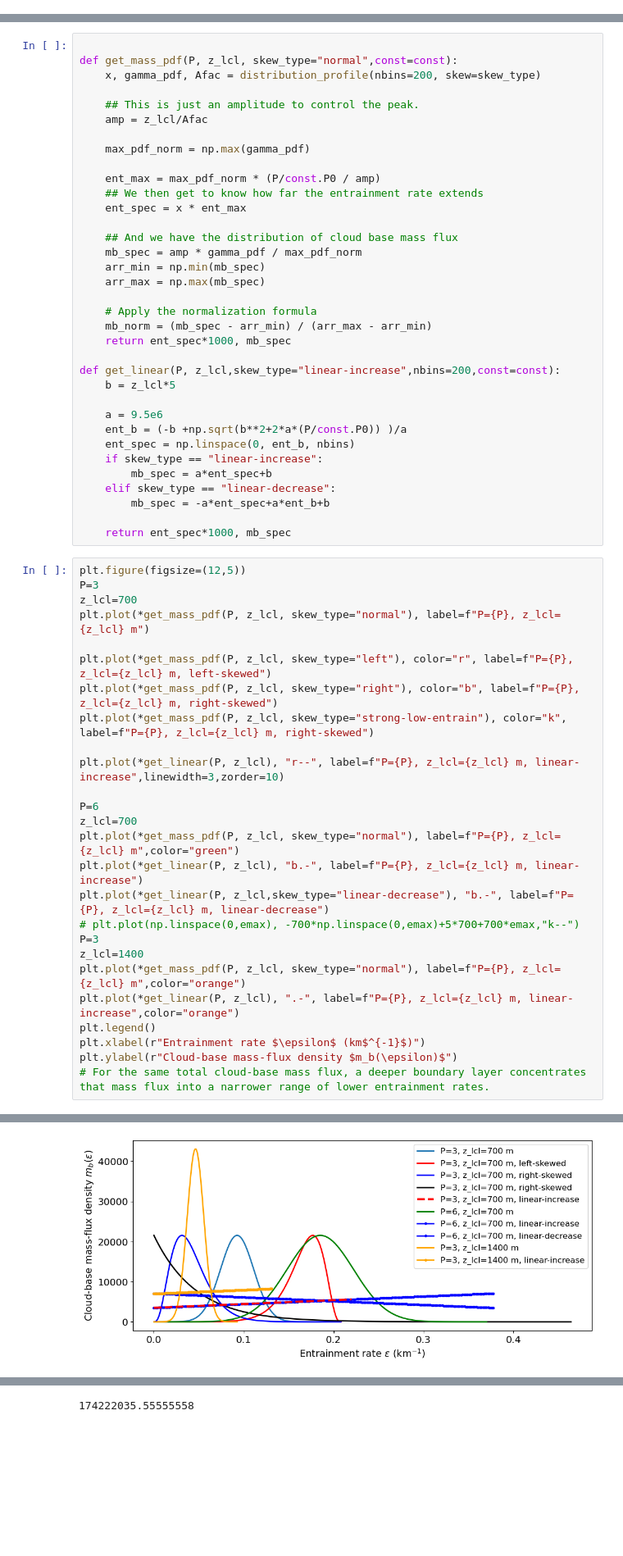
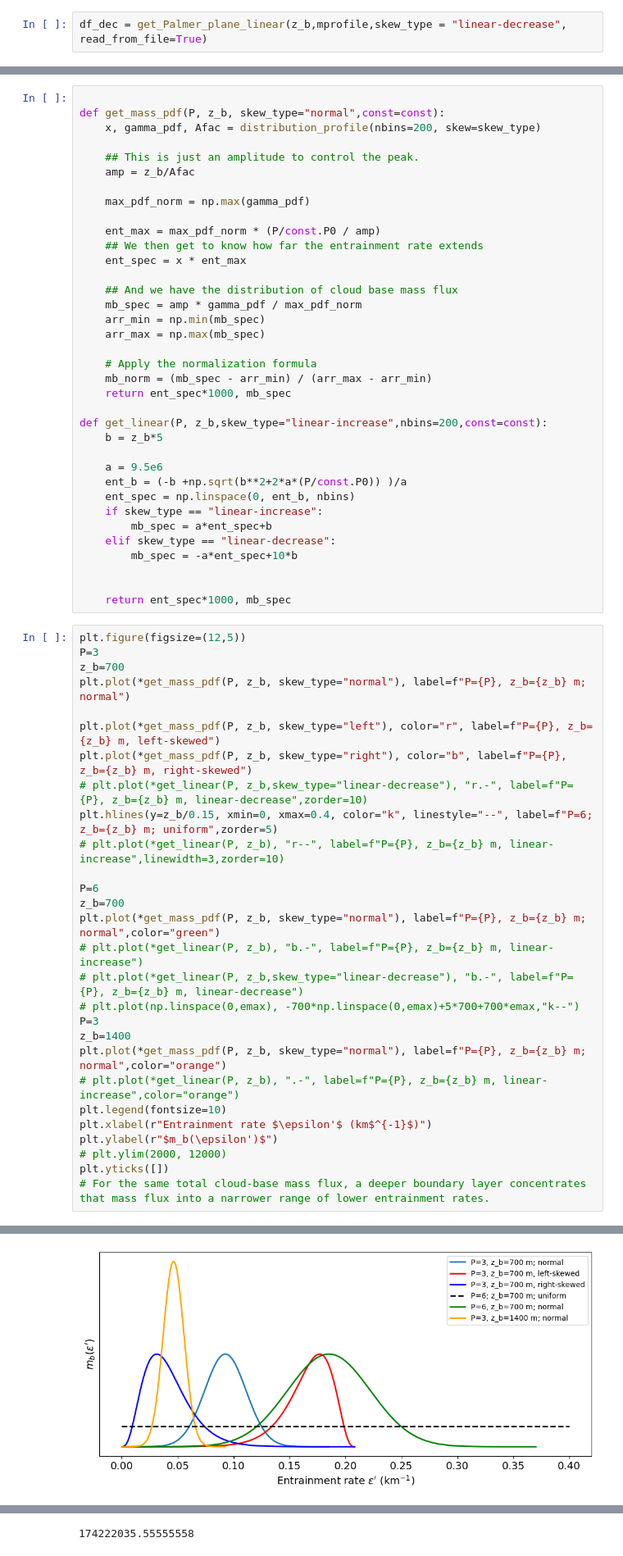
Before and after one commit to dongqi-DQ/plume_models, a Jupyter notebook: distribution_plotting.ipynb, the cells around one changed output, grey strips where cells are left out. Shown at 82% size. Saved outputs shown, nothing was run; the diff lists cells and outputs as text; blank space fills up the shorter version.

```diff
--- a/distribution_plotting.ipynb
+++ b/distribution_plotting.ipynb
@@ -189,3 +186,5 @@ df_high = get_Palmer_plane_skew(z_lcl,mprofile,skew_type = "strong-high-entrain"
+# %%
+df_dec = get_Palmer_plane_linear(z_b,mprofile,skew_type = "linear-decrease", read_from_file=True)
 # %%
 
 fig = plt.figure(figsize=(12,5))
@@ -573,11 +622,11 @@ def distribution_profile(nbins=50, skew="right"):
     return x, pdf, Afac
 # %%
 
-def get_mass_pdf(P, z_lcl, skew_type="normal",const=const):
+def get_mass_pdf(P, z_b, skew_type="normal",const=const):
     x, gamma_pdf, Afac = distribution_profile(nbins=200, skew=skew_type)
 
     ## This is just an amplitude to control the peak.
-    amp = z_lcl/Afac
+    amp = z_b/Afac
 
     max_pdf_norm = np.max(gamma_pdf)
 
@@ -594,8 +643,8 @@ def get_mass_pdf(P, z_lcl, skew_type="normal",const=const):
     mb_norm = (mb_spec - arr_min) / (arr_max - arr_min)
     return ent_spec*1000, mb_spec
 
-def get_linear(P, z_lcl,skew_type="linear-increase",nbins=200,const=const):
-    b = z_lcl*5
+def get_linear(P, z_b,skew_type="linear-increase",nbins=200,const=const):
+    b = z_b*5
 
     a = 9.5e6
     ent_b = (-b +np.sqrt(b**2+2*a*(P/const.P0)) )/a
@@ -603,33 +652,36 @@ def get_linear(P, z_lcl,skew_type="linear-increase",nbins=200,const=const):
     if skew_type == "linear-increase":
         mb_spec = a*ent_spec+b
     elif skew_type == "linear-decrease":
-        mb_spec = -a*ent_spec+a*ent_b+b
+        mb_spec = -a*ent_spec+10*b
+
 
     return ent_spec*1000, mb_spec
 # %%
 plt.figure(figsize=(12,5))
 P=3
-z_lcl=700
-plt.plot(*get_mass_pdf(P, z_lcl, skew_type="normal"), label=f"P={P}, z_lcl={z_lcl} m")
+z_b=700
+plt.plot(*get_mass_pdf(P, z_b, skew_type="normal"), label=f"P={P}, z_b={z_b} m; normal")
 
-plt.plot(*get_mass_pdf(P, z_lcl, skew_type="left"), color="r", label=f"P={P}, z_lcl={z_lcl} m, left-skewed")
-plt.plot(*get_mass_pdf(P, z_lcl, skew_type="right"), color="b", label=f"P={P}, z_lcl={z_lcl} m, right-skewed")
-plt.plot(*get_mass_pdf(P, z_lcl, skew_type="strong-low-entrain"), color="k", label=f"P={P}, z_lcl={z_lcl} m, right-skewed")
-
-plt.plot(*get_linear(P, z_lcl), "r--", label=f"P={P}, z_lcl={z_lcl} m, linear-increase",linewidth=3,zorder=10)
+plt.plot(*get_mass_pdf(P, z_b, skew_type="left"), color="r", label=f"P={P}, z_b={z_b} m, left-skewed")
+plt.plot(*get_mass_pdf(P, z_b, skew_type="right"), color="b", label=f"P={P}, z_b={z_b} m, right-skewed")
+# plt.plot(*get_linear(P, z_b,skew_type="linear-decrease"), "r.-", label=f"P={P}, z_b={z_b} m, linear-decrease",zorder=10)
+plt.hlines(y=z_b/0.15, xmin=0, xmax=0.4, color="k", linestyle="--", label=f"P=6; z_b={z_b} m; uniform",zorder=5)
+# plt.plot(*get_linear(P, z_b), "r--", label=f"P={P}, z_b={z_b} m, linear-increase",linewidth=3,zorder=10)
 
 P=6
-z_lcl=700
-plt.plot(*get_mass_pdf(P, z_lcl, skew_type="normal"), label=f"P={P}, z_lcl={z_lcl} m",color="green")
-plt.plot(*get_linear(P, z_lcl), "b.-", label=f"P={P}, z_lcl={z_lcl} m, linear-increase")
-plt.plot(*get_linear(P, z_lcl,skew_type="linear-decrease"), "b.-", label=f"P={P}, z_lcl={z_lcl} m, linear-decrease")
+z_b=700
+plt.plot(*get_mass_pdf(P, z_b, skew_type="normal"), label=f"P={P}, z_b={z_b} m; normal",color="green")
+# plt.plot(*get_linear(P, z_b), "b.-", label=f"P={P}, z_b={z_b} m, linear-increase")
+# plt.plot(*get_linear(P, z_b,skew_type="linear-decrease"), "b.-", label=f"P={P}, z_b={z_b} m, linear-decrease")
 # plt.plot(np.linspace(0,emax), -700*np.linspace(0,emax)+5*700+700*emax,"k--")
 P=3
-z_lcl=1400
-plt.plot(*get_mass_pdf(P, z_lcl, skew_type="normal"), label=f"P={P}, z_lcl={z_lcl} m",color="orange")
-plt.plot(*get_linear(P, z_lcl), ".-", label=f"P={P}, z_lcl={z_lcl} m, linear-increase",color="orange")
-plt.legend()
-plt.xlabel(r"Entrainment rate $\epsilon$ (km$^{-1}$)")
-plt.ylabel(r"Cloud-base mass-flux density $m_b(\epsilon)$")
+z_b=1400
+plt.plot(*get_mass_pdf(P, z_b, skew_type="normal"), label=f"P={P}, z_b={z_b} m; normal",color="orange")
+# plt.plot(*get_linear(P, z_b), ".-", label=f"P={P}, z_b={z_b} m, linear-increase",color="orange")
+plt.legend(fontsize=10)
+plt.xlabel(r"Entrainment rate $\epsilon'$ (km$^{-1}$)")
+plt.ylabel(r"$m_b(\epsilon')$")
+# plt.ylim(2000, 12000)
+plt.yticks([])
 # For the same total cloud-base mass flux, a deeper boundary layer concentrates that mass flux into a narrower range of lower entrainment rates.
 # %% [output]
@@ -637,4 +689,4 @@ Text(0, 0.5, 'Cloud-base mass-flux density $m_b(\\epsilon)$')
-[figure, old version]
+[figure, new version]
 # %%
 fig = plt.figure(figsize=(5,7))
 ax1 = fig.add_subplot(111)
```
Also changed, not shown: parts of 11 cells of this notebook, 5 other files.
